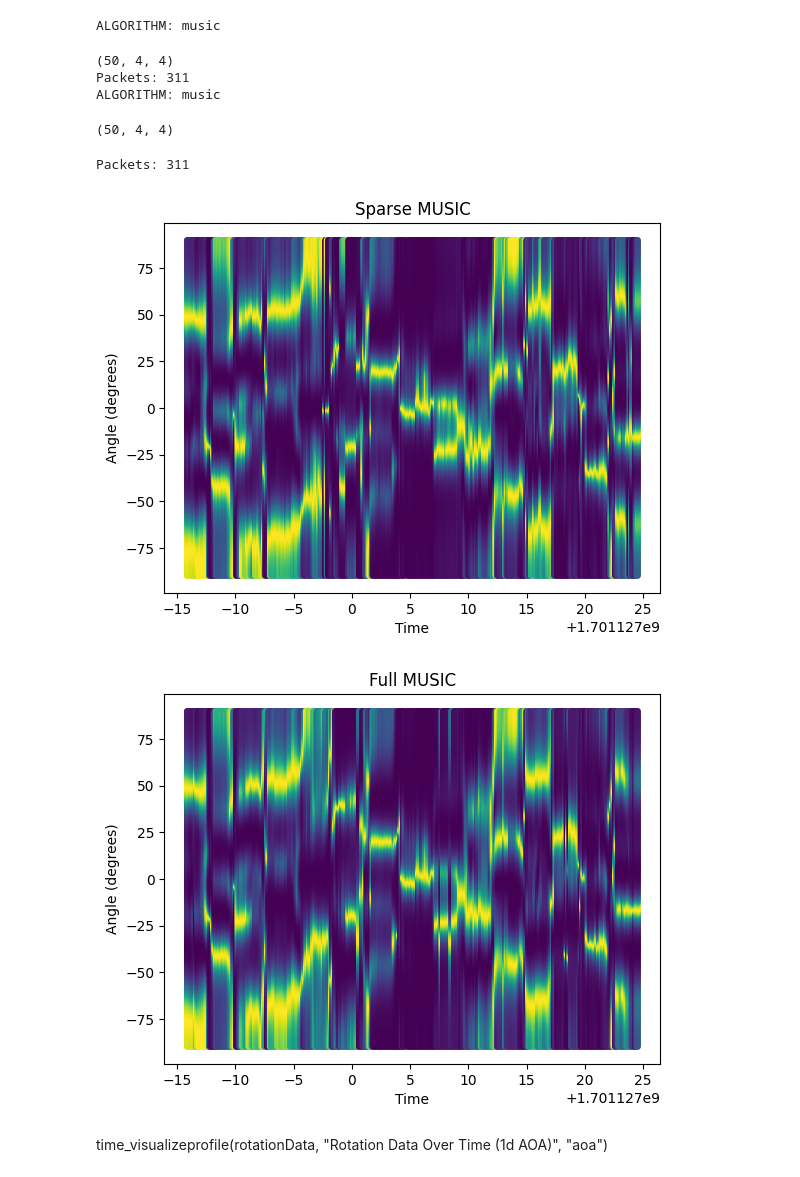
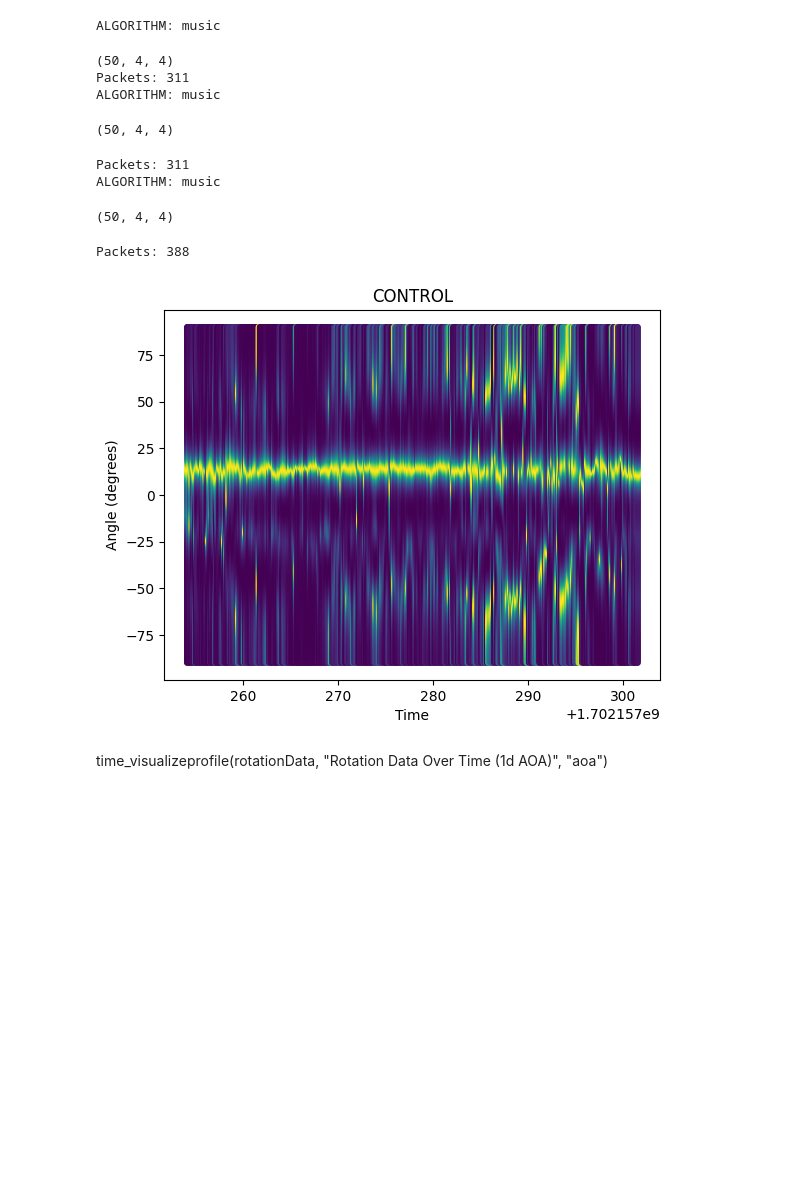
Before and after one commit to Navidt/SignalPropogation, a Jupyter notebook: visualization.ipynb, the cells around one changed output. Saved outputs shown, nothing was run; the diff lists cells and outputs as text; code cells hidden in the pictures; blank space fills up the shorter version.

```diff
--- a/visualization.ipynb
+++ b/visualization.ipynb
@@ -259,8 +259,10 @@ def plot_angle_profiles(data, title, savename=None):
   plt.show()
 # %%
 rotationData = rosbag.Bag("rotationData.bag")
+controlData = rosbag.Bag("control.bag")
 musicData1 = get_angle_profiles(rotationData, "music", [0, 10, 20, 30, 40, 49])
 musicData2 = get_angle_profiles(rotationData, "music")
+controlData = get_angle_profiles(controlData, "music")
 # aoaData = get_angle_profiles(rotationData, "aoa")
 # clippedMusic = []
 # for i in range(len(musicData)):
@@ -269,37 +271,40 @@ musicData2 = get_angle_profiles(rotationData, "music")
 #   clippedMusic.append((musicData[i][0], musicData[i][1], row))
 # clippedAoa = []
 # for i in range(len(aoaData)):
 #   row = aoaData[i][2].copy()
 #   row[row < 1] = 0
 #   clippedAoa.append((aoaData[i][0], aoaData[i][1], row))
 # clippedCombined = []
 # for i in range(len(musicData)):
 #   clippedCombined.append((musicData[i][0], musicData[i][1], clippedMusic[i][2] * clippedMusic[i][2]))
 
 # differences = []
 # for i in range(len(musicData)):
 #   differences.append((musicData[i][0], musicData[i][1], np.isclose(musicData[i][2], aoaData[i][2], rtol=0.3)))
 
 
 # spotfi = get_angle_profiles(rotationData, "fft")
-plot_angle_profiles(musicData1, "Sparse MUSIC", "Sparse MUSIC.png")
-plot_angle_profiles(musicData2, "Full MUSIC")
+# plot_angle_profiles(musicData1, "Sparse MUSIC", "Sparse MUSIC.png")
+# plot_angle_profiles(musicData2, "Full MUSIC")
+plot_angle_profiles(controlData, "CONTROL")
 # plt.savefig('music.png')
 # plot_angle_profiles(aoaData, "AOA")
 # plot_angle_profiles(clippedMusic, "Clipped Music")
 # plot_angle_profiles(clippedAoa, "Clipped AOA")
 # plot_angle_profiles(clippedCombined, "Combined")
 # plot_angle_profiles(differences, "Differences")
 # plot_angle_profiles(spotfi, "FFT")
 # %% [output]
 ALGORITHM: music
 (50, 4, 4)
 Packets: 311
 ALGORITHM: music
 (50, 4, 4)
 Packets: 311
+ALGORITHM: music
+(50, 4, 4)
+Packets: 388
-[figure, old version]
+[figure, new version]
-[figure, removed]
 # %% [markdown]
 time_visualizeprofile(rotationData, "Rotation Data Over Time (1d AOA)", "aoa")
 # %%
```
Also changed, not shown: parts of 1 cell of this notebook, 12 other files.
